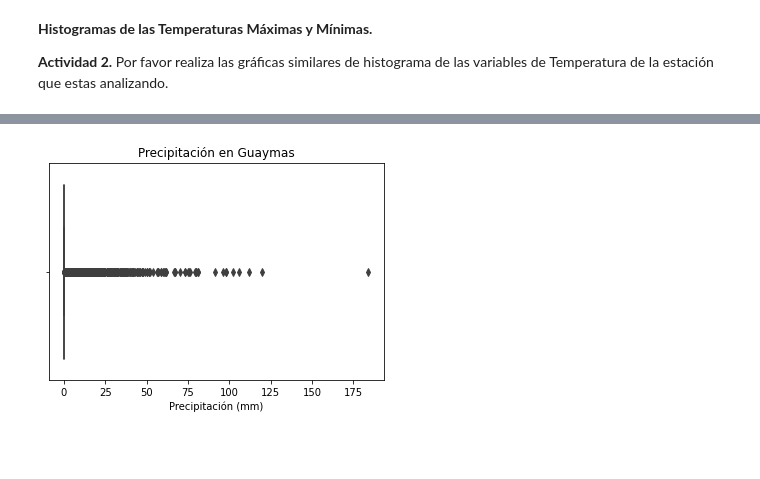
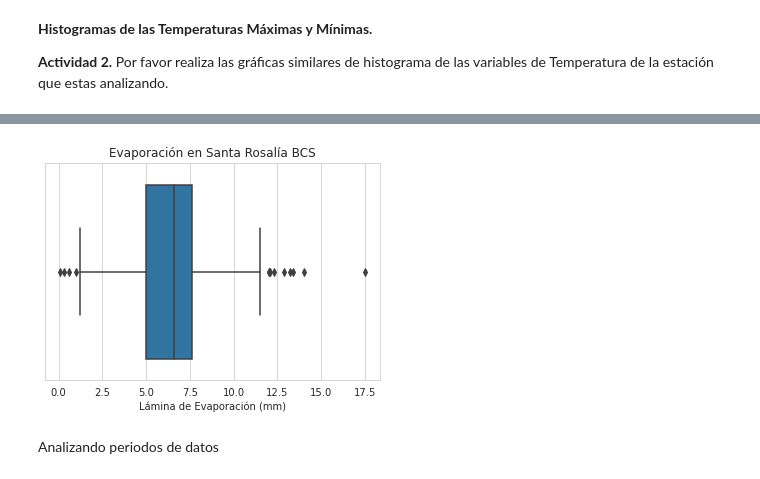
Before and after one commit to carloslizarragac/FisicaComputacional1, a Jupyter notebook: Actividad4.ipynb, the cells around one changed output, grey strips where cells are left out. Saved outputs shown, nothing was run; the diff lists cells and outputs as text; code cells hidden in the pictures; blank space fills up the shorter version.

```diff
--- a/Actividad4.ipynb
+++ b/Actividad4.ipynb
@@ -14,7 +14,7 @@ import seaborn as sns
 # de transformación del dataframe original df_dist
 
 # Tomar la dirección URL del archivo en formato 'raw'
-url = 'https://raw.githubusercontent.com/carloslizarragac/FisicaComputacional1/master/Actividad1/Guaymas26292.txt'
+url = 'https://raw.githubusercontent.com/carloslizarragac/FisicaComputacional1/master/Actividad1/3061.txt'
 
 # Definimos los nombres de las columnas
 # El archivo tiene códigos ASCII extendido (Español), encoding='cp1251' Windows (Europa Occidental)
@@ -54,5 +54,6 @@ df_work2['Mes'] = df_work2['Fecha'].dt.month
 df_meteo = df_work2.copy()
 df_meteo.info()
 print(df_meteo.head())
+print(df_meteo.tail())
 # %% [output]
 <class 'pandas.core.frame.DataFrame'>
@@ -170,0 +262,6 @@ sns.histplot(data=df_meteo, x='Precip', bins=20, log_scale=(False,True));
+# %%
+# Gráfica de Cajas (BoxPlots) utilizando la biblioteca Seaborn
+sns.set_style("whitegrid")
+
+sns.boxplot(x=df_meteo.Tmax, data=df_meteo, orient='h').set(xlabel='Temperatura (ºC)',
+                                                     title='Temperatura Máxima en Santa Rosalía BCS');
@@ -170,0 +270,6 @@ sns.histplot(data=df_meteo, x='Precip', bins=20, log_scale=(False,True));
+# %%
+# Gráfica de Cajas (BoxPlots) utilizando la biblioteca Seaborn
+sns.set_style("whitegrid")
+
+sns.boxplot(x=df_meteo.Tmin, data=df_meteo, orient='h').set(xlabel='Temperatura (ºC)',
+                                                     title='Temperatura Mínima en Santa Rosalía');
@@ -170,0 +278,18 @@ sns.histplot(data=df_meteo, x='Precip', bins=20, log_scale=(False,True));
+# %%
+# Gráfica de la Evaporación
+sns.set_style("whitegrid")
+
+# Definimos las cantidades específica: Promedio y Mediana
+Ev_med = df_meteo.Evap.median()
+Ev_prom = df_meteo.Evap.mean()
+
+sns.histplot(data=df_meteo, x='Evap', bins=20);
+# Líneas verticales ubicadas en la mediana y promedio
+plt.axvline(x = Ev_med, color = 'b', label = 'm')
+plt.axvline(x = Ev_prom, color = 'g', label = 'x')
+
+plt.xlabel('Lámina de Evaporación (mm)')
+plt.ylabel('Frequencia Absoluta')
+plt.title('Distribución de la Evaporación en Santa Rosalía BCS')
+
+plt.show()
@@ -171,7 +298,10 @@ sns.histplot(data=df_meteo, x='Precip', bins=20, log_scale=(False,True));
 # %%
-# (Pendiente)
 # Gráfica de Cajas (BoxPlots) utilizando la biblioteca Seaborn
-sns.boxplot(x=df_meteo.Precip, data=df_meteo, orient='h').set(xlabel='Precipitación (mm)',
-                                                     title='Precipitación en Guaymas');
+sns.set_style("whitegrid")
+
+sns.boxplot(x=df_meteo.Evap, data=df_meteo, orient='h').set(xlabel='Lámina de Evaporación (mm)',
+                                                     title='Evaporación en Santa Rosalía BCS');
 # %% [output]
-[figure, old version]
+[figure, new version]
+# %% [markdown]
+Analizando periodos de datos
```
Also changed, not shown: parts of 17 cells of this notebook.
